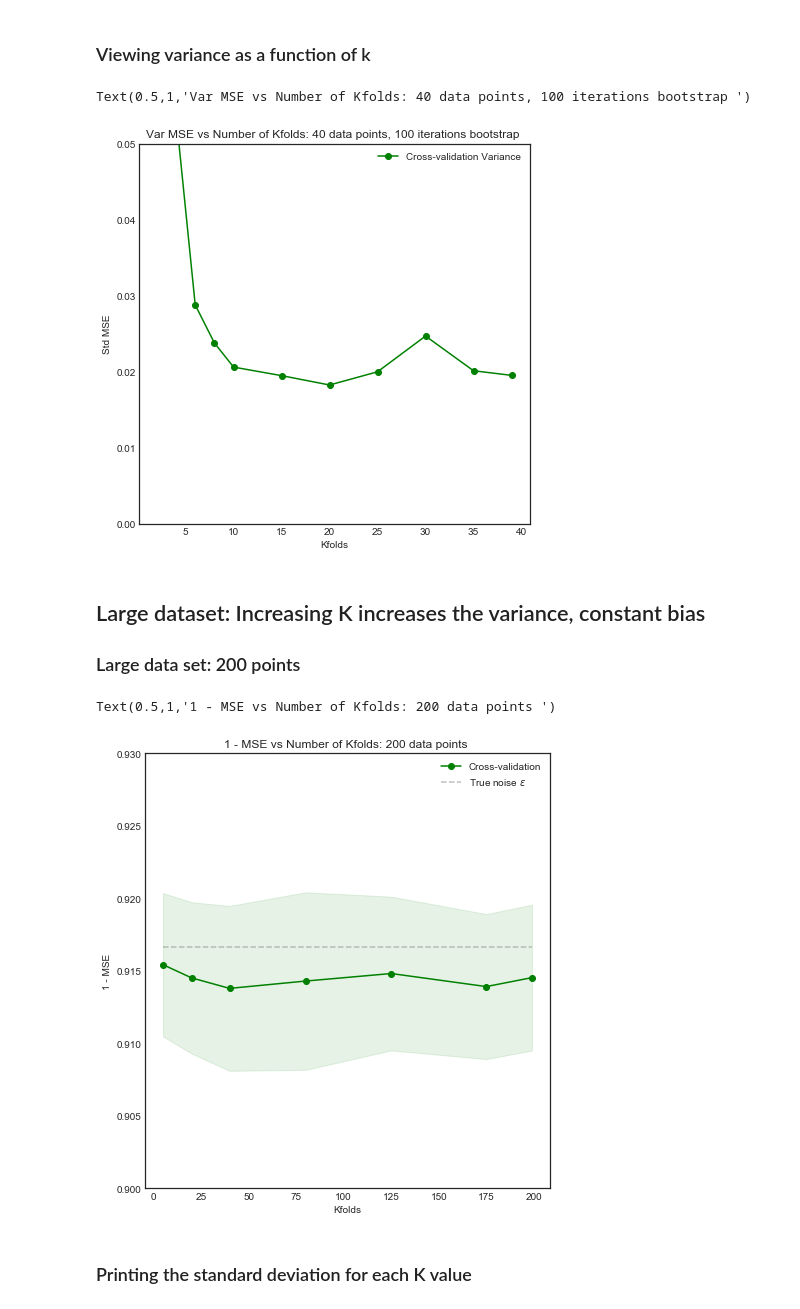
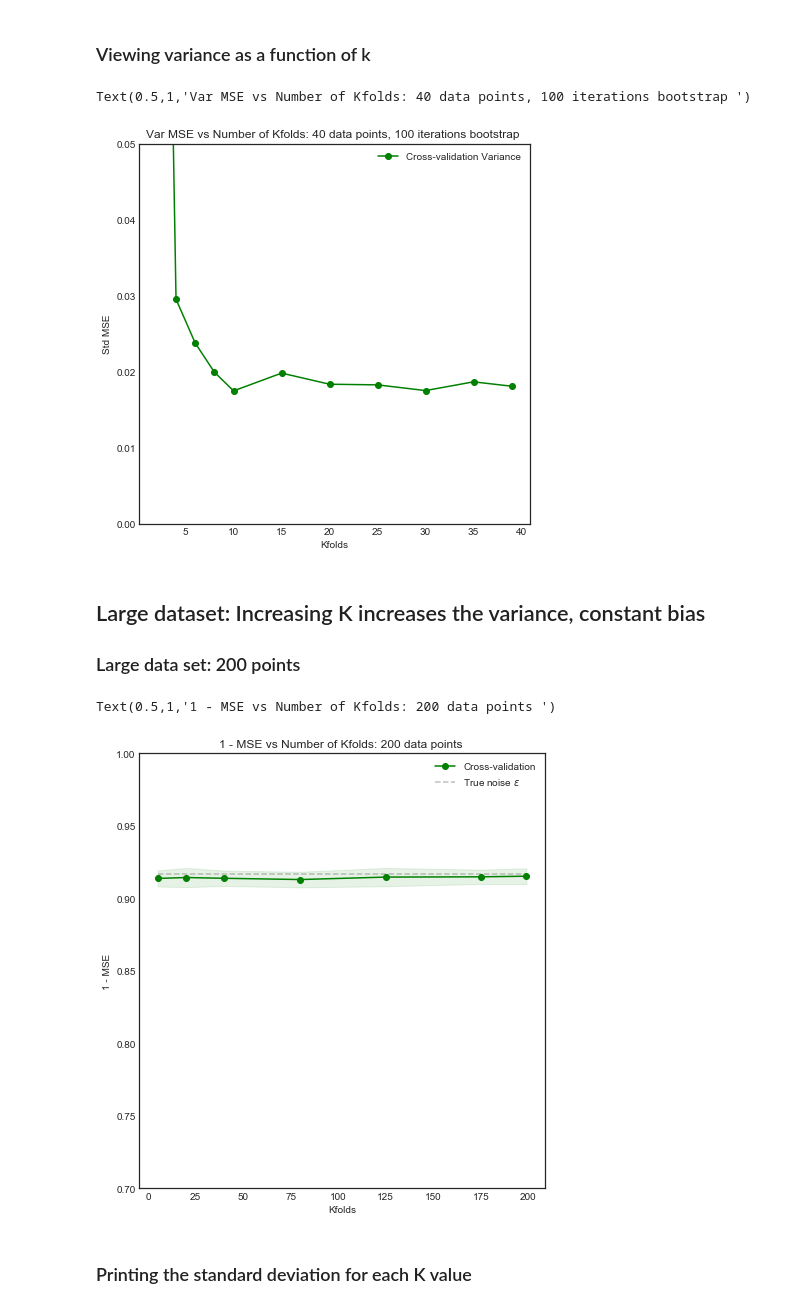
Before and after one commit to xavierbourretsicotte/Data-Portfolio, a Jupyter notebook: Cross_Validation.ipynb, the cells around one changed output. Saved outputs shown, nothing was run; the diff lists cells and outputs as text; code cells hidden in the pictures.

```diff
--- a/Cross_Validation.ipynb
+++ b/Cross_Validation.ipynb
@@ -192,7 +192,7 @@ for k in k_folds_range:
     i_Mean_MSE = []
 
     #Repeat experiment i times
-    for i in range(500):
+    for i in range(300):
         #Reset list at start of loop
         Kfold_MSE_list = []
 
@@ -279,7 +279,7 @@ plt.ylim(0,.05)
 plt.title('Var MSE vs Number of Kfolds: 40 data points, 100 iterations bootstrap ')
 # %% [output]
 Text(0.5,1,'Var MSE vs Number of Kfolds: 40 data points, 100 iterations bootstrap ')
-[figure, old version]
+[figure, new version]
 # %% [markdown]
 ## Large dataset: Increasing K increases the variance, constant bias
 ### Large data set: 200 points
@@ -330,23 +330,23 @@ CV_Std_MSE_larger  = np.asarray(CV_Std_MSE_larger)
 # %%
 #Plotting result - LHS
 fig = plt.figure(figsize=(16,8))
 fig.add_subplot(1, 2, 1)
 k_folds_range = np.array([5,20,40,80,125,175,199])
 plt.fill_between(k_folds_range, 1 - (CV_Mean_MSE_larger - CV_Std_MSE_larger),
                  1 - (CV_Mean_MSE_larger + CV_Std_MSE_larger), alpha=0.1, color="g")
 
 plt.plot(k_folds_range, 1 - CV_Mean_MSE_larger, 'o-', color="g",
          label="Cross-validation")
 
 plt.hlines(1 - 1/12 , min(k_folds_range),max(k_folds_range), linestyle = '--', color = 'gray', alpha = .5, label = 'True noise $\epsilon$')
 plt.legend(loc="best")
-plt.ylim(0.9,.93)
+plt.ylim(0.7,1)
 plt.ylabel('1 - MSE')
 plt.xlabel('Kfolds')
 plt.title('1 - MSE vs Number of Kfolds: 200 data points ')
 # %% [output]
 Text(0.5,1,'1 - MSE vs Number of Kfolds: 200 data points ')
-[figure, old version]
+[figure, new version]
 # %% [markdown]
 ### Printing the standard deviation for each K value
 # %%
```
Also changed, not shown: parts of 4 cells of this notebook.
